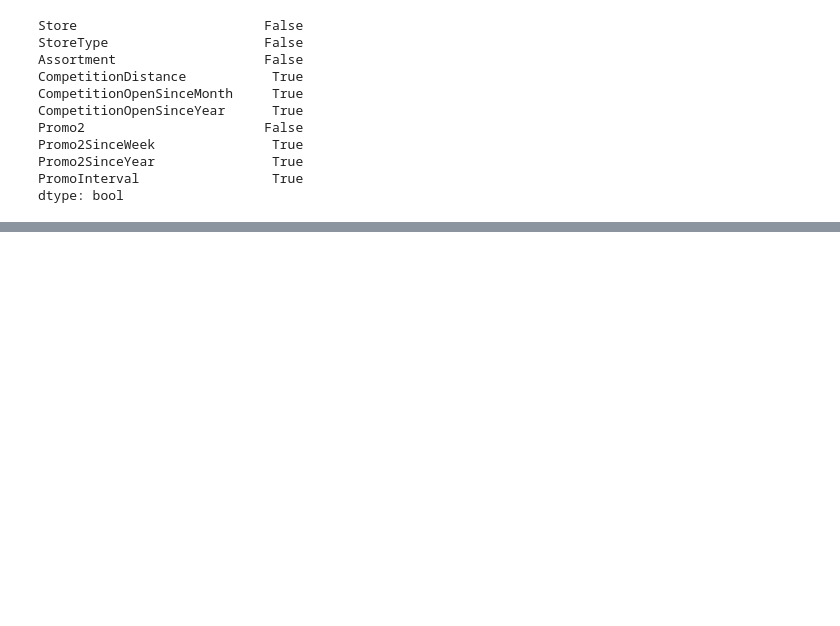
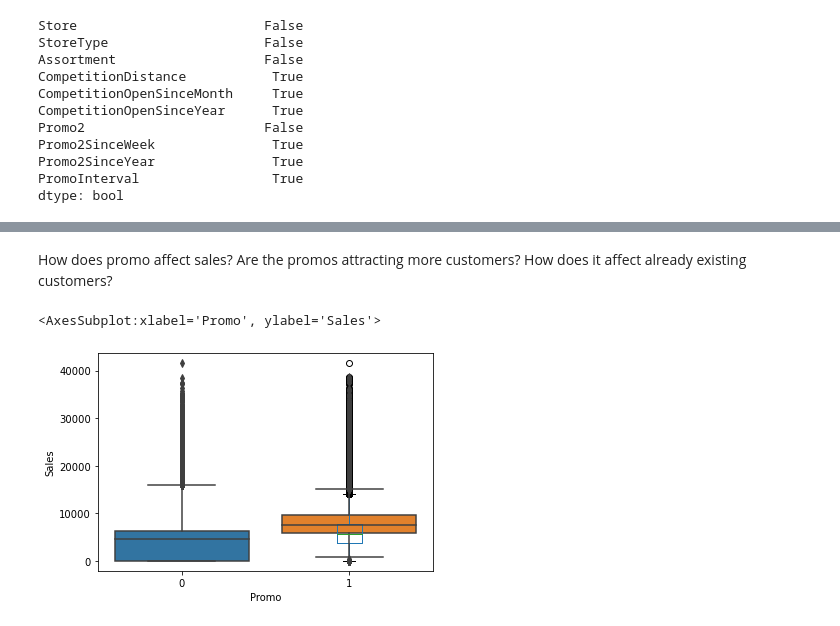
Before and after one commit to SameC137/Rosmann_Sales, a Jupyter notebook: notebooks/DataExploration.ipynb, the cells around one changed output, grey strips where cells are left out. Saved outputs shown, nothing was run; the diff lists cells and outputs as text; code cells hidden in the pictures; blank space fills up the shorter version.

```diff
--- a/notebooks/DataExploration.ipynb
+++ b/notebooks/DataExploration.ipynb
@@ -92,0 +204,9 @@ dtype: bool
+# %% [markdown]
+How does promo affect sales? Are the promos attracting more customers? How does it affect already existing customers?
+# %%
+train[["Sales","Promo"]].plot(kind='box')
+
+sns.boxplot(x='Promo', y='Sales', data=train)
+# %% [output]
+<AxesSubplot:xlabel='Promo', ylabel='Sales'>
+[figure, added]
```
Also changed, not shown: parts of 44 cells of this notebook.
